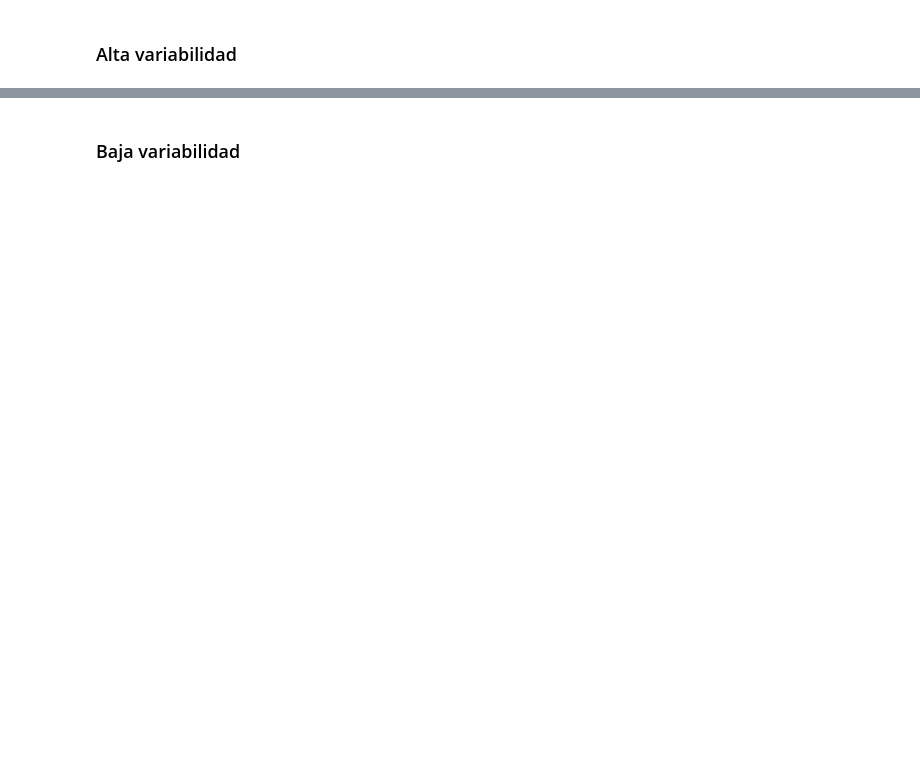
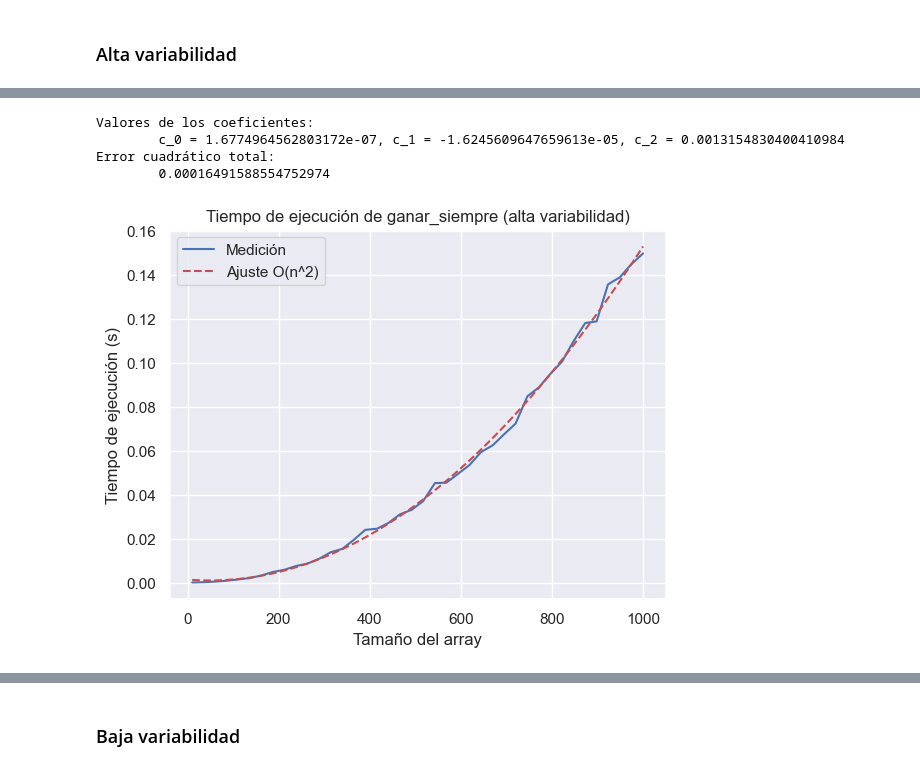
Before and after one commit to alejofabregas/TP2-TDA, a Jupyter notebook: analisis_complejidad.ipynb, the cells around one changed output, grey strips where cells are left out. Cells and saved outputs as stored; diff of their text form; code cells hidden in the pictures; blank space fills up the shorter version.

```diff
--- a/analisis_complejidad.ipynb
+++ b/analisis_complejidad.ipynb
@@ -110,14 +121,14 @@ Vamos a repetir nuestro análisis pero cambiando el dataset. Utilizaremos númer
 # %% [markdown]
 ### Alta variabilidad
 # %%
-# Función para obtener un array de largo n con elementos random entre 0 y 1000
+# Función para obtener un array de largo n con elementos random entre 0 y 10000000
 def get_random_array(size: int):
     return np.random.randint(0, 10_000_000, size)
 
 # La variable x van a ser los valores del eje x de los gráficos en todo el notebook
 # Tamaño mínimo=100, tamaño máximo=10kk, cantidad de puntos=20
 # Representa los tamaños de la entrada, es decir el largo de los arrays de monedas
-x = np.linspace(100, 10_000_000, 20).astype(int)
+x = np.linspace(10, 1_000, 40).astype(int)
 
 # Usamos la función time_algorithm de utils que prueba la función para las distintas entradas
 # Devuelve el tiempo que tarda para cada tamaño de entrada
@@ -133,20 +146,27 @@ None
 # %%
-# Ajuste para la complejidad O(n)
-f = lambda x, c1, c2: c1 * x + c2
+# Ajuste para la complejidad O(n^2)
+f = lambda x, c0, c1, c2: c0 * x * x + c1 * x + c2
 
 # Función de scipy que ajusta a la curva f que le pasamos como parámetro
 c, pcov = sp.optimize.curve_fit(f, x, [results[n] for n in x])
 
 # Mostramos los resultados del ajuste
-print(f"Valores de la pendiente y la ordenada al orígen: \n\tc_1 = {c[0]}, c_2 = {c[1]}")
+print(f"Valores de los coeficientes: \n\tc_0 = {c[0]}, c_1 = {c[1]}, c_2 = {c[2]}")
 
 # Obtenemos el error cuadrático total
-r = np.sum((c[0] * x + c[1] - [results[n] for n in x])**2)
+r = np.sum((c[0] * x * x + c[1] * x + c[2] - [results[n] for n in x])**2)
 print(f"Error cuadrático total: \n\t{r}")
+# %% [output]
+Valores de los coeficientes:
+        c_0 = 1.6774964562803172e-07, c_1 = -1.6245609647659613e-05, c_2 = 0.0013154830400410984
+Error cuadrático total:
+        0.00016491588554752974
 # %%
-ax.plot(x, [c[0] * n + c[1] for n in x], 'r--', label="Ajuste O(n)")
+ax.plot(x, [c[0] * n * n + c[1] * n + c[2] for n in x], 'r--', label="Ajuste O(n^2)")
 ax.legend()
 fig
+# %% [output]
+[figure, added]
 # %%
 ax: plt.Axes
 fig, ax = plt.subplots()
```
Also changed, not shown: parts of 25 cells of this notebook, 1 other file.
